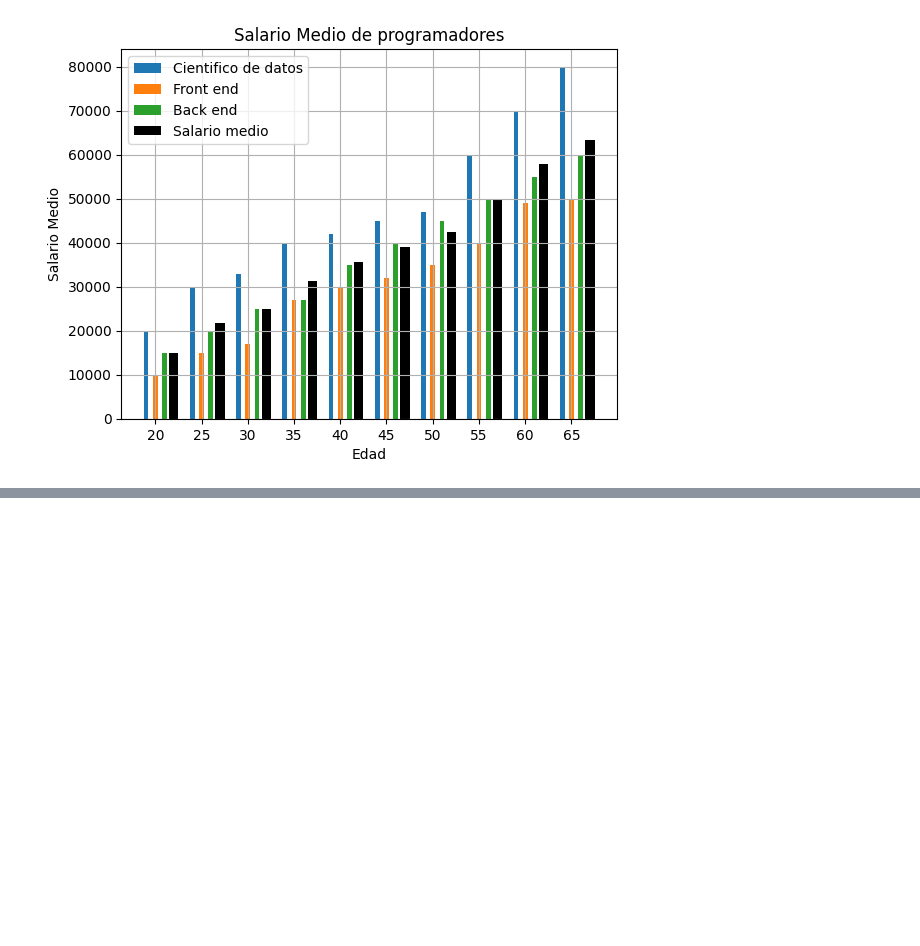
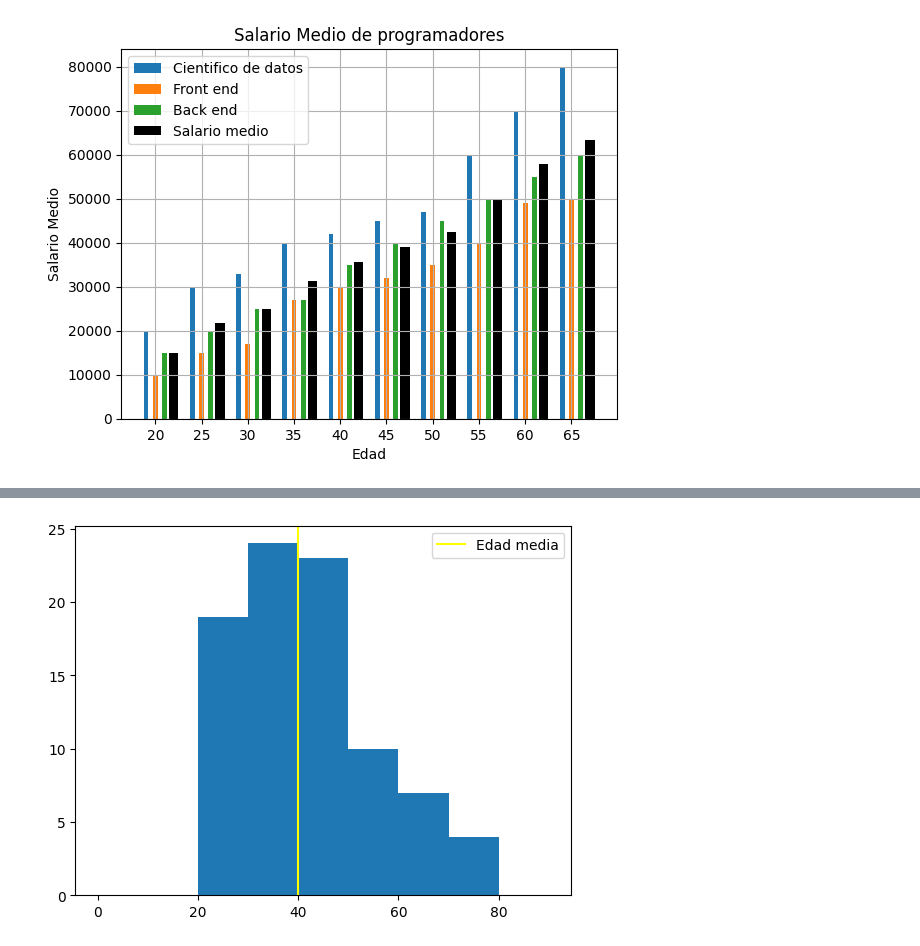
Before and after one commit to tackel/Ciencia-de-datos---Curso, a Jupyter notebook: Matplotlib/Matplotlib_ejercicios.ipynb, the cells around one changed output, grey strips where cells are left out. Cells and saved outputs as stored; diff of their text form; code cells hidden in the pictures; blank space fills up the shorter version.

```diff
--- a/Matplotlib/Matplotlib_ejercicios.ipynb
+++ b/Matplotlib/Matplotlib_ejercicios.ipynb
@@ -115,0 +142,17 @@ plt.show()
+# %%
+edad_cc = [20,21,21,23,24,24,25,25,
+25,25,26,26,26,27,27,27,27,27,29,30,
+30,31,33,34,34,34,35,35,35,35,35,35,
+35,36,35,36,36,36,37,37,38,38,39,40,
+41,41,42,42,42,42,42,42,42,43,43,43,
+43,43,44,45,45,46,47,48,48,49,50,51,
+52,53,54,55,55,56,57,58,60,61,63,64,
+65,66,68,70,71,72,74]
+# %%
+plt.hist(edad_cc, bins=[0,10,20,30,40,50,60,70,80,90])
+media1 = statistics.median(edad_cc)
+plt.axvline(media1, label= 'Edad media', color='yellow')
+plt.legend()
+plt.show()
+# %% [output]
+[figure, added]
```
Also changed, not shown: parts of 5 cells of this notebook.
